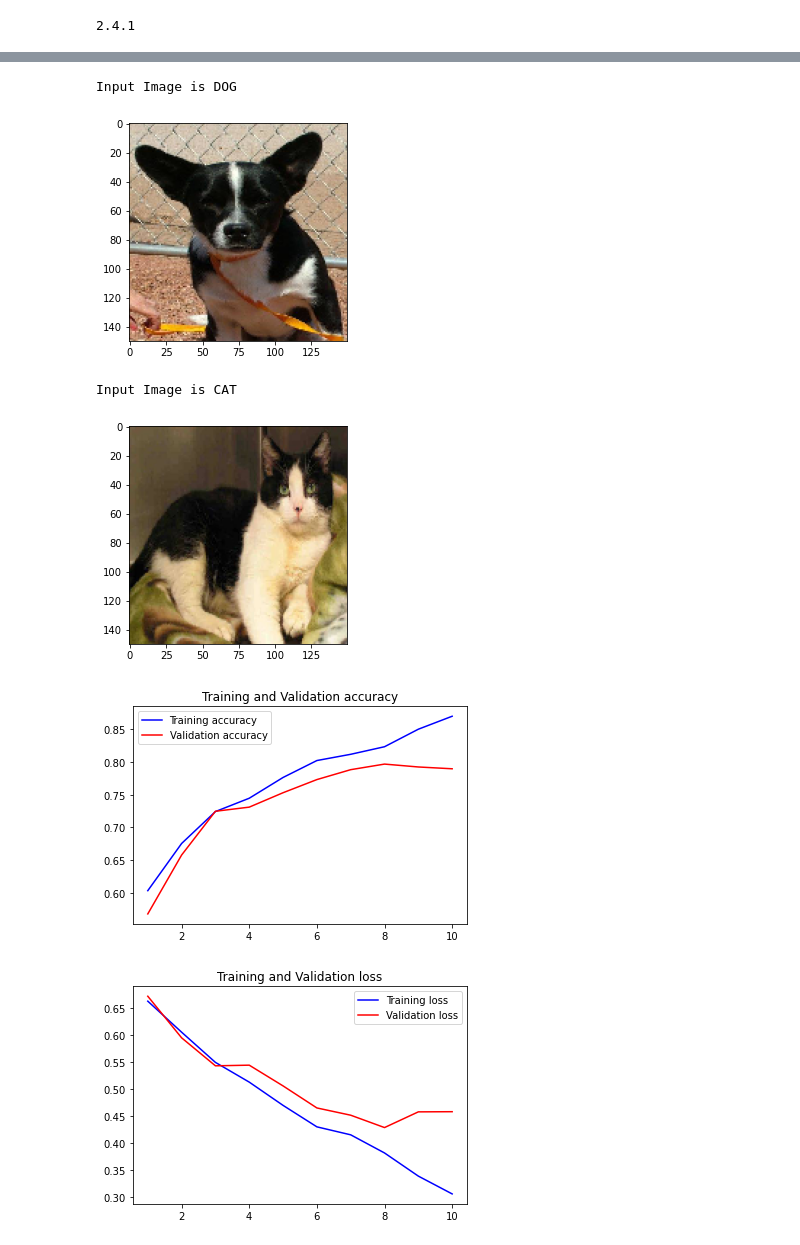
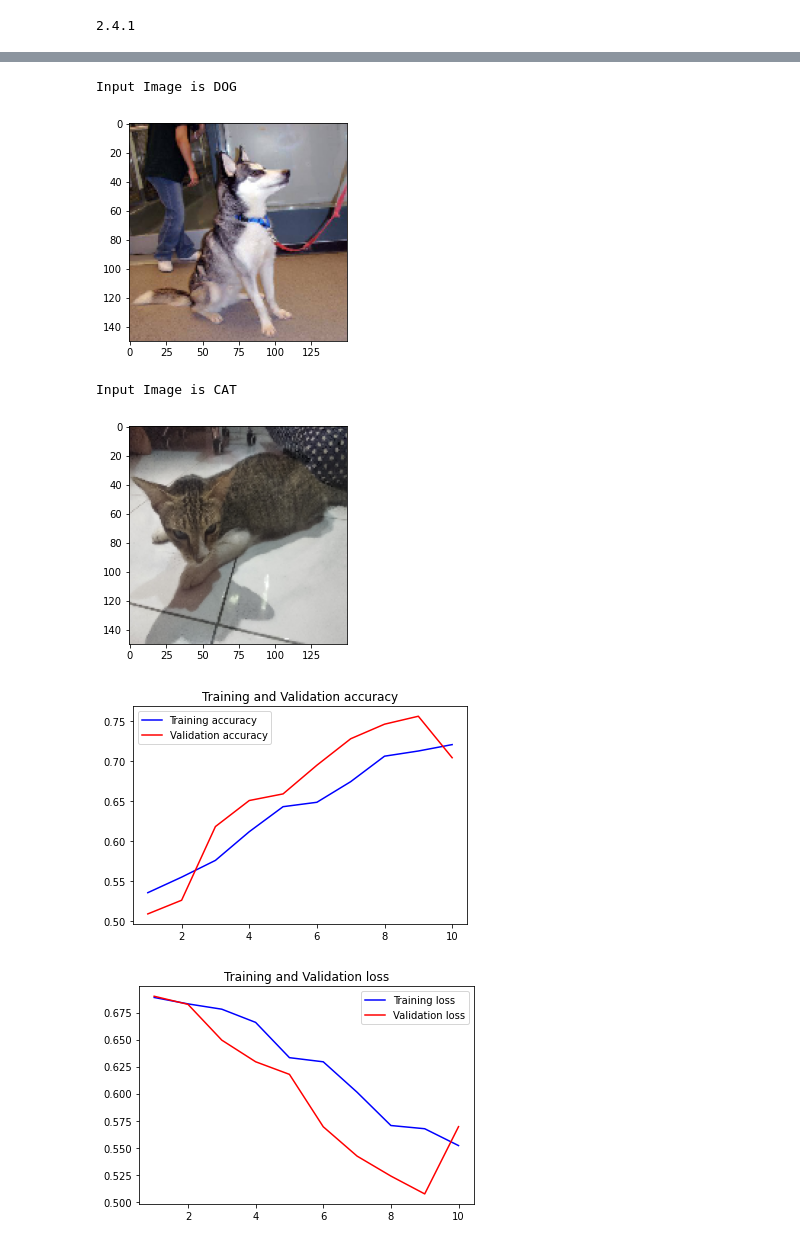
Before and after one commit to hikizan/ImageClassificationWithoutOverfitting, a Jupyter notebook: ImageClassification3.ipynb, the cells around one changed output, grey strips where cells are left out. Cells and saved outputs as stored; diff of their text form; code cells hidden in the pictures.

```diff
--- a/ImageClassification3.ipynb
+++ b/ImageClassification3.ipynb
@@ -16,14 +16,18 @@ train_dir = os.path.join(base_dir, 'cats_and_dogs')
 from tensorflow.keras.preprocessing.image import ImageDataGenerator
 
 train_datagen = ImageDataGenerator( rescale = 1.0/255,
-                                    shear_range=0.1,
-                                    zoom_range=0.1,
+                                    rotation_range=40,
+                                    width_shift_range=0.2,
+                                    height_shift_range=0.2,
+                                    shear_range=0.2,
+                                    zoom_range=0.2,
                                     horizontal_flip=True,
-                                    validation_split=0.4
+                                    fill_mode='nearest',
+                                    validation_split=0.2
 )
 
 validation_datagen = ImageDataGenerator( rescale = 1.0/225,
-                                       validation_split=0.4
+                                       validation_split=0.2
 )
 
 
@@ -33,7 +37,7 @@ train_generator = train_datagen.flow_from_directory( train_dir,
                                                         shuffle=True,
                                                         subset='training')
 
-validation_generator = train_datagen.flow_from_directory( train_dir,
+validation_generator = validation_datagen.flow_from_directory( train_dir,
                                                                 target_size = (150, 150),
                                                                 class_mode = 'binary',
                                                                 shuffle=True,
@@ -44,14 +48,16 @@ Found 3635 images belonging to 2 classes.
 # %%
 model = tf.keras.models.Sequential([
-    tf.keras.layers.Conv2D(16, (3,3), activation='relu', input_shape=(150, 150, 3)),
-    tf.keras.layers.MaxPool2D(2,2),
-    tf.keras.layers.Conv2D(32, (3,3), activation='relu'),
-    tf.keras.layers.MaxPool2D(2,2),
+    tf.keras.layers.Conv2D(64, (3,3), activation='relu', input_shape=(150, 150, 3)),
+    tf.keras.layers.MaxPooling2D(2,2),
     tf.keras.layers.Conv2D(64, (3,3), activation='relu'),
-    tf.keras.layers.MaxPool2D(2,2),
+    tf.keras.layers.MaxPooling2D(2,2),
+    tf.keras.layers.Conv2D(128, (3,3), activation='relu'),
+    tf.keras.layers.MaxPooling2D(2,2),
+    tf.keras.layers.Conv2D(128, (3,3), activation='relu'),
+    tf.keras.layers.MaxPooling2D(2,2),
     tf.keras.layers.Flatten(),
+    tf.keras.layers.Dropout(0.5),
     tf.keras.layers.Dense(512, activation='relu'),
-    tf.keras.layers.Dense(256, activation='relu'),
     tf.keras.layers.Dense(1, activation='sigmoid')
 ])
 # %%
@@ -83,7 +89,7 @@ history = model.fit(
     x=train_generator,
     validation_data=validation_generator,
     epochs=10,
-    verbose=1
+    verbose=2
 )
 # %% [output]
 Epoch 1/10
@@ -109,27 +115,29 @@ Epoch 10/10
 # %%
 from tensorflow.keras.preprocessing import image
 import matplotlib.pyplot as plt
 import matplotlib.image as mpimg
 %matplotlib inline
 
 #test_image = image.load_img('cat.1.jpg',target_size=(64,64))
-#test_image = image.load_img('dog.4001.jpg',target_size=(64,64))
-test_image = image.load_img('dog.4031.jpg',target_size=(150,150))
+#test_image = image.load_img('neko.jpg',target_size=(150,150))
+#test_image = image.load_img('dog.4031.jpg',target_size=(150,150))
+test_image = image.load_img('dog.4001.jpg',target_size=(150,150))
 
 imgplot = plt.imshow(test_image)
 test_image = image.img_to_array(test_image)
 test_image = test_image/255
 test_image = np.expand_dims(test_image,axis=0)
 result = model.predict(test_image)
-if result == 0 :
+if result <= 0.5 :
     print("Input Image is CAT")
 else:
     print("Input Image is DOG")
 # %% [output]
 Input Image is DOG
-[figure, old version]
+[figure, new version]
 # %%
-test_image_two = image.load_img('cat.4062.jpg',target_size=(150,150))
+#test_image_two = image.load_img('dog.4001.jpg',target_size=(150,150))
+test_image_two = image.load_img('neko.jpg',target_size=(150,150))
 
 imgplot_two = plt.imshow(test_image_two)
 test_image_two = image.img_to_array(test_image_two)
@@ -142,7 +150,7 @@ else:
     print("Input Image is DOG")
 # %% [output]
 Input Image is CAT
-[figure, old version]
+[figure, new version]
 # %%
 import matplotlib.pyplot as plt
 import matplotlib.image as mpimg
@@ -170,5 +178,5 @@ plt.legend()
 
 plt.show()
 # %% [output]
-[figure, old version]
+[figure, new version]
-[figure, old version]
+[figure, new version]
```
Also changed, not shown: parts of 3 cells of this notebook, 4 other files.
